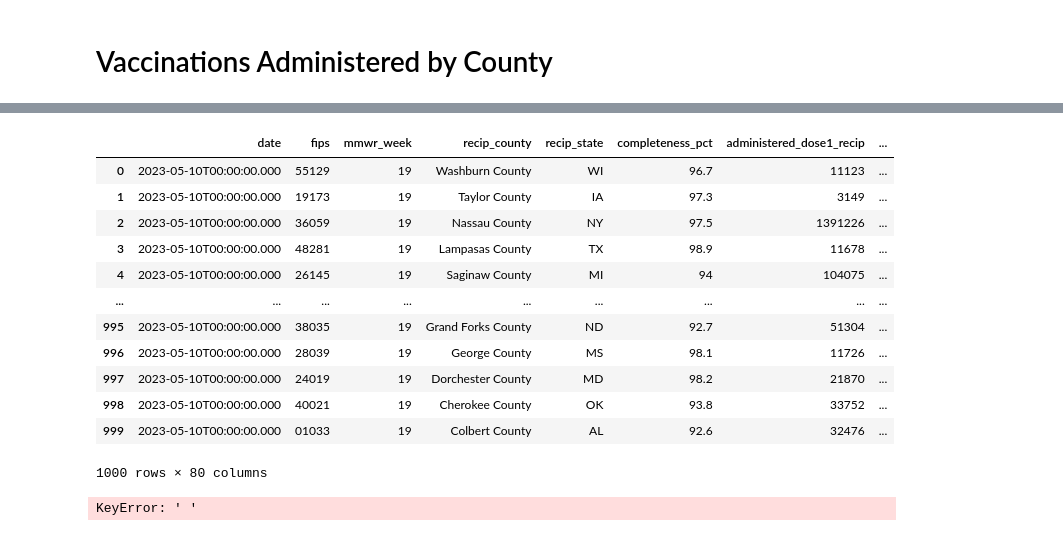
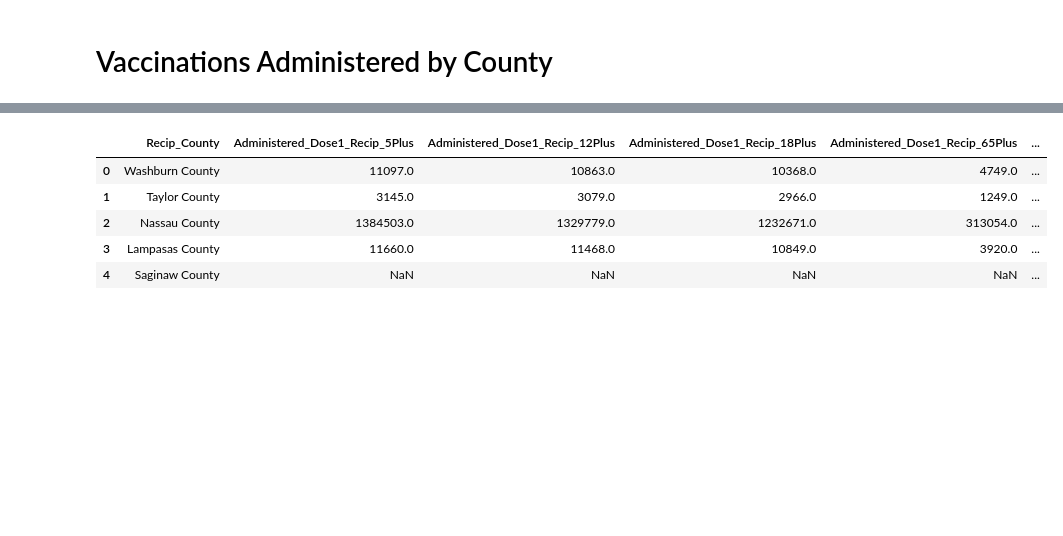
Before and after one commit to tinalina1003/Project1-Group4, a Jupyter notebook: Keyana/Vaccinations Administered by County.ipynb, the cells around one changed output, grey strips where cells are left out. Cells and saved outputs as stored; diff of their text form; code cells hidden in the pictures; blank space fills up the shorter version.

```diff
--- a/Keyana/Vaccinations Administered by County.ipynb
+++ b/Keyana/Vaccinations Administered by County.ipynb
@@ -46,22 +16,11 @@ json
-# %%
-#Create dataframe from json
-df = pd.DataFrame(json)
-df
-# %% [output]
-|  | date | fips | mmwr_week | recip_county | recip_state | completeness_pct | administered_dose1_recip | ... |
-| 0 | 2023-05-10T00:00:00.000 | 55129 | 19 | Washburn County | WI | 96.7 | 11123 | ... |
-| 1 | 2023-05-10T00:00:00.000 | 19173 | 19 | Taylor County | IA | 97.3 | 3149 | ... |
-| 2 | 2023-05-10T00:00:00.000 | 36059 | 19 | Nassau County | NY | 97.5 | 1391226 | ... |
-| 3 | 2023-05-10T00:00:00.000 | 48281 | 19 | Lampasas County | TX | 98.9 | 11678 | ... |
-| 4 | 2023-05-10T00:00:00.000 | 26145 | 19 | Saginaw County | MI | 94 | 104075 | ... |
-| ... | ... | ... | ... | ... | ... | ... | ... | ... |
-| 995 | 2023-05-10T00:00:00.000 | 38035 | 19 | Grand Forks County | ND | 92.7 | 51304 | ... |
-| 996 | 2023-05-10T00:00:00.000 | 28039 | 19 | George County | MS | 98.1 | 11726 | ... |
-| 997 | 2023-05-10T00:00:00.000 | 24019 | 19 | Dorchester County | MD | 98.2 | 21870 | ... |
-| 998 | 2023-05-10T00:00:00.000 | 40021 | 19 | Cherokee County | OK | 93.8 | 33752 | ... |
-| 999 | 2023-05-10T00:00:00.000 | 01033 | 19 | Colbert County | AL | 92.6 | 32476 | ... |
-1000 rows × 80 columns
-# %%
-print(df[df[' '].isnull()])
-# %% [output]
-KeyError: ' '
+# %%
+# Load vaccine data into DataFrame
+vaccine_df = pd.read_csv("../Keyana/COVID-19_Vaccinations_in_the_United_States_County.csv")
+vaccine_df.head()
+# %% [output]
+|  | Recip_County | Administered_Dose1_Recip_5Plus | Administered_Dose1_Recip_12Plus | Administered_Dose1_Recip_18Plus | Administered_Dose1_Recip_65Plus | ... |
+| 0 | Washburn County | 11097.0 | 10863.0 | 10368.0 | 4749.0 | ... |
+| 1 | Taylor County | 3145.0 | 3079.0 | 2966.0 | 1249.0 | ... |
+| 2 | Nassau County | 1384503.0 | 1329779.0 | 1232671.0 | 313054.0 | ... |
+| 3 | Lampasas County | 11660.0 | 11468.0 | 10849.0 | 3920.0 | ... |
+| 4 | Saginaw County | NaN | NaN | NaN | NaN | ... |
```
Also changed, not shown: parts of 13 cells of this notebook, 3 other files.
